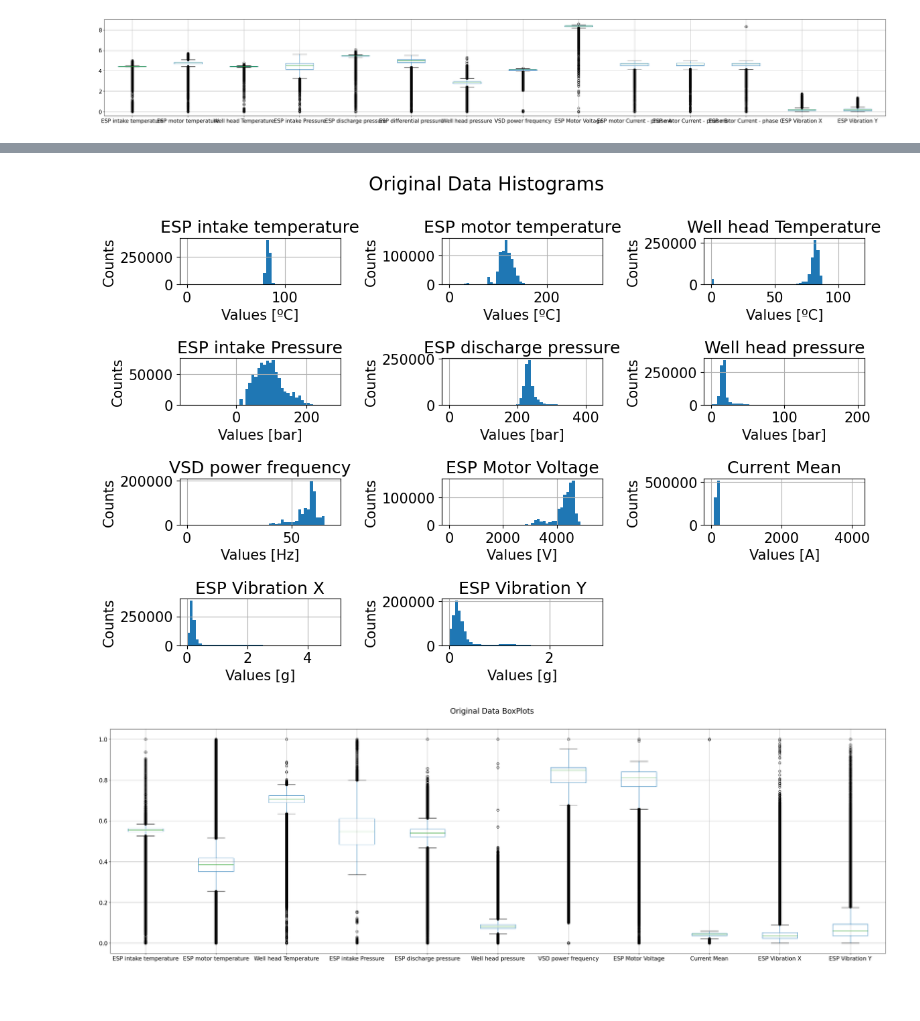
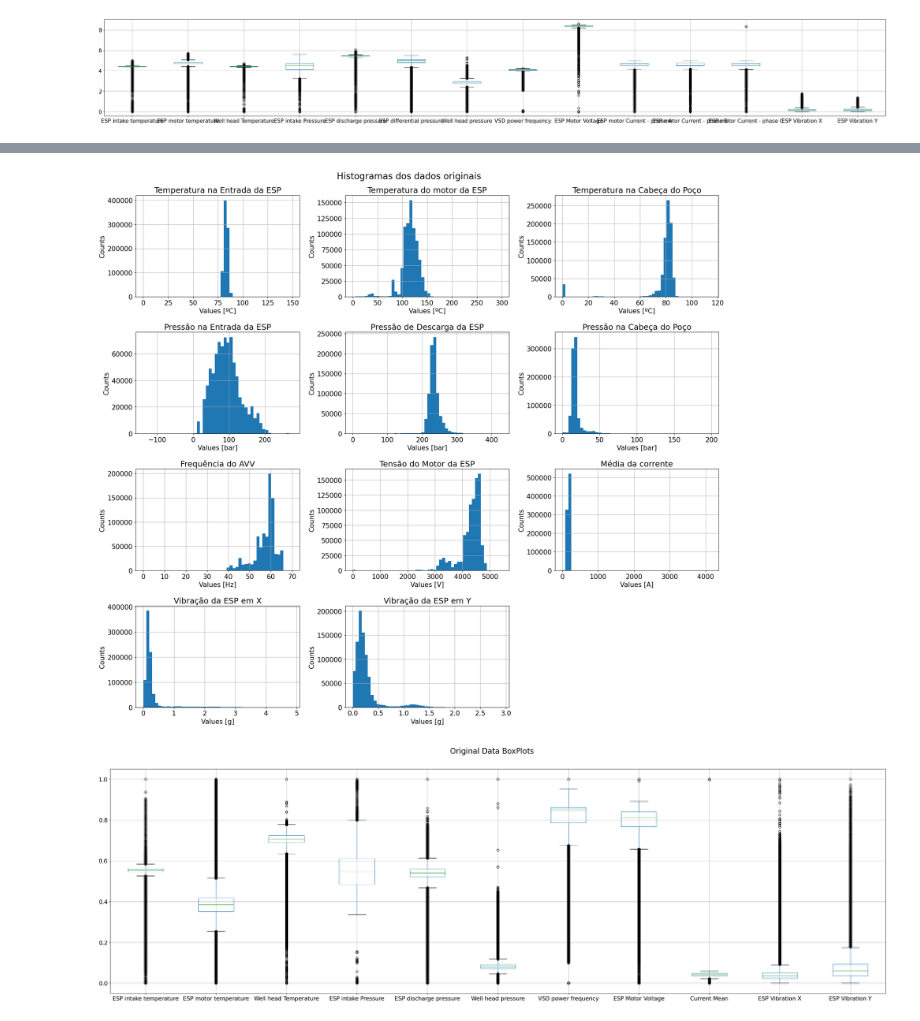
Before and after one commit to RL2-SP3/LISSA, a Jupyter notebook: examples/pump_data_cleaning.ipynb, the cells around one changed output, grey strips where cells are left out. Saved outputs shown, nothing was run; the diff lists cells and outputs as text; code cells hidden in the pictures; blank space fills up the shorter version.

```diff
--- a/examples/pump_data_cleaning.ipynb
+++ b/examples/pump_data_cleaning.ipynb
@@ -132,20 +138,22 @@ plt.savefig("../imagens_gerais/hist_original.jpg")
 # %%
-axes = entireData.loc[entireData["Well_down"]==0][Headers].hist(bins=50,figsize=(12,8))
+axes = entireData.loc[entireData["Well_down"]==0][Headers].hist(bins=50,figsize=(20,18))
 
 i = 0
 measures = ["ºC","ºC","ºC","bar","bar","bar","Hz","V","A","g","g","-"]
+mapa = li.Traducao()
 
 for ax in axes.flatten():
+    ax.set_title(mapa[ax.get_title()])
     ax.set_xlabel("Values [" +measures[i]+"]" )  # Define a legenda com o nome da coluna
     ax.set_ylabel("Counts")
     i += 1
 
 
-plt.suptitle("Original Data Histograms",fontsize=20)
+plt.suptitle("Histogramas dos dados originais",fontsize=20)
 plt.tight_layout(pad=1.3)
 plt.savefig("../imagens_gerais/hist_original.jpg")
 # %% [output]
-[figure, old version]
+[figure, new version]
 # %%
 boxplot_data = entireData.loc[entireData["Well_down"]==0][Headers].copy().fillna(0)
 #boxplot_data["ESP Motor Voltage"] = boxplot_data["ESP Motor Voltage"]/1000
```
Also changed, not shown: parts of 2 cells of this notebook, 3 other files.
